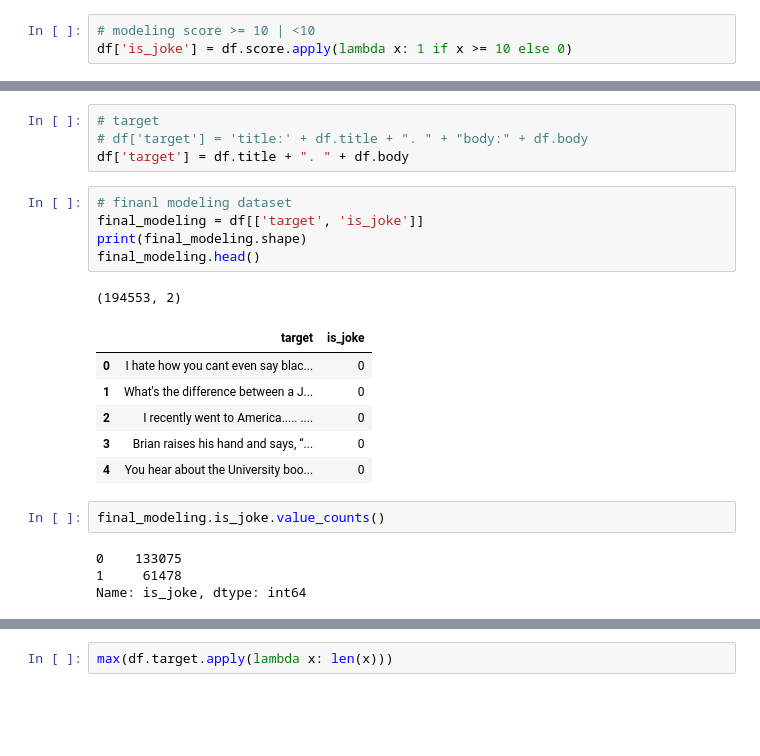
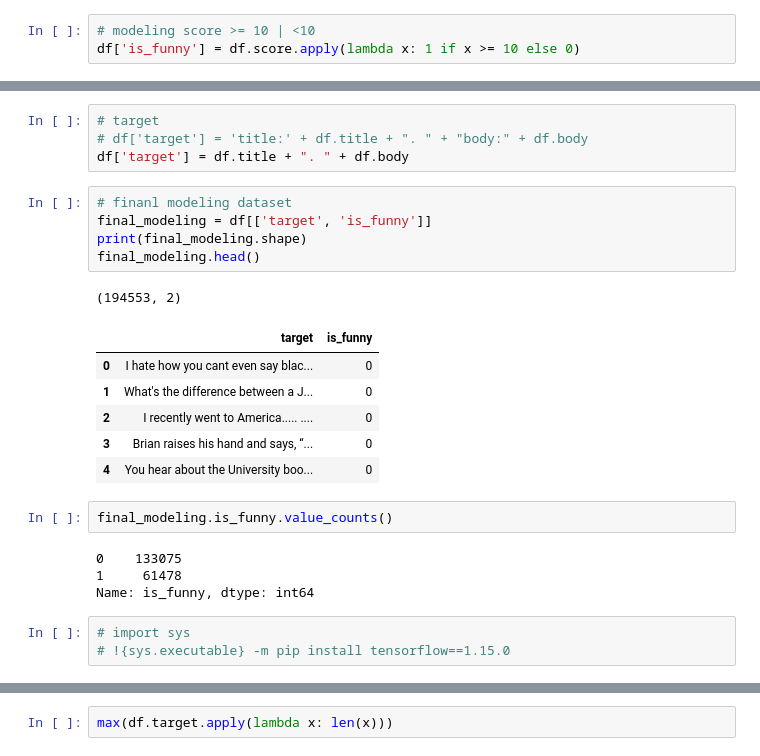
Before and after one commit to NLP-Final-Project-2020/NLP-Final-Project-2020, a Jupyter notebook: Classifier/classifier_jokes.ipynb, the cells around one changed output, grey strips where cells are left out. Cells and saved outputs as stored; diff of their text form; blank space fills up the shorter version.

```diff
--- a/Classifier/classifier_jokes.ipynb
+++ b/Classifier/classifier_jokes.ipynb
@@ -36,6 +38,6 @@ plt.hist(df.score)
 [figure]
 # %%
 # modeling score >= 10 | <10
-df['is_joke'] = df.score.apply(lambda x: 1 if x >= 10 else 0)
+df['is_funny'] = df.score.apply(lambda x: 1 if x >= 10 else 0)
 # %%
 # modeling new binary distribution
@@ -52,20 +54,23 @@ plt.hist(df.is_joke)
 df['target'] = df.title + ". " + df.body
 # %%
 # finanl modeling dataset
-final_modeling = df[['target', 'is_joke']]
+final_modeling = df[['target', 'is_funny']]
 print(final_modeling.shape)
 final_modeling.head()
 # %% [output]
 (194553, 2)
-|  | target | is_joke |
+|  | target | is_funny |
 | 0 | I hate how you cant even say blac... | 0 |
 | 1 | What's the difference between a J... | 0 |
 | 2 | I recently went to America..... .... | 0 |
 | 3 | Brian raises his hand and says, “... | 0 |
 | 4 | You hear about the University boo... | 0 |
 # %%
-final_modeling.is_joke.value_counts()
+final_modeling.is_funny.value_counts()
 # %% [output]
 0    133075
 1     61478
-Name: is_joke, dtype: int64
+Name: is_funny, dtype: int64
+# %%
+# import sys
+# !{sys.executable} -m pip install tensorflow==1.15.0
```
Also changed, not shown: parts of 40 cells of this notebook.
